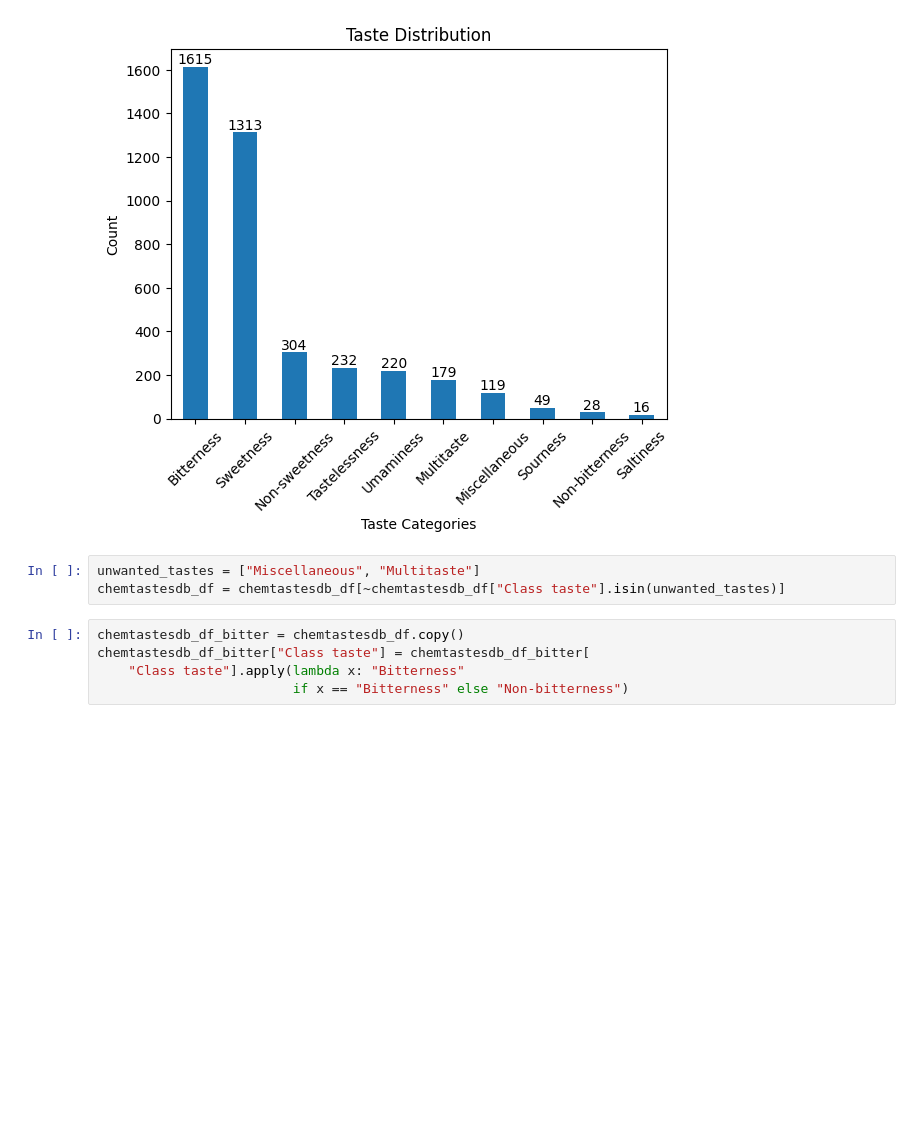
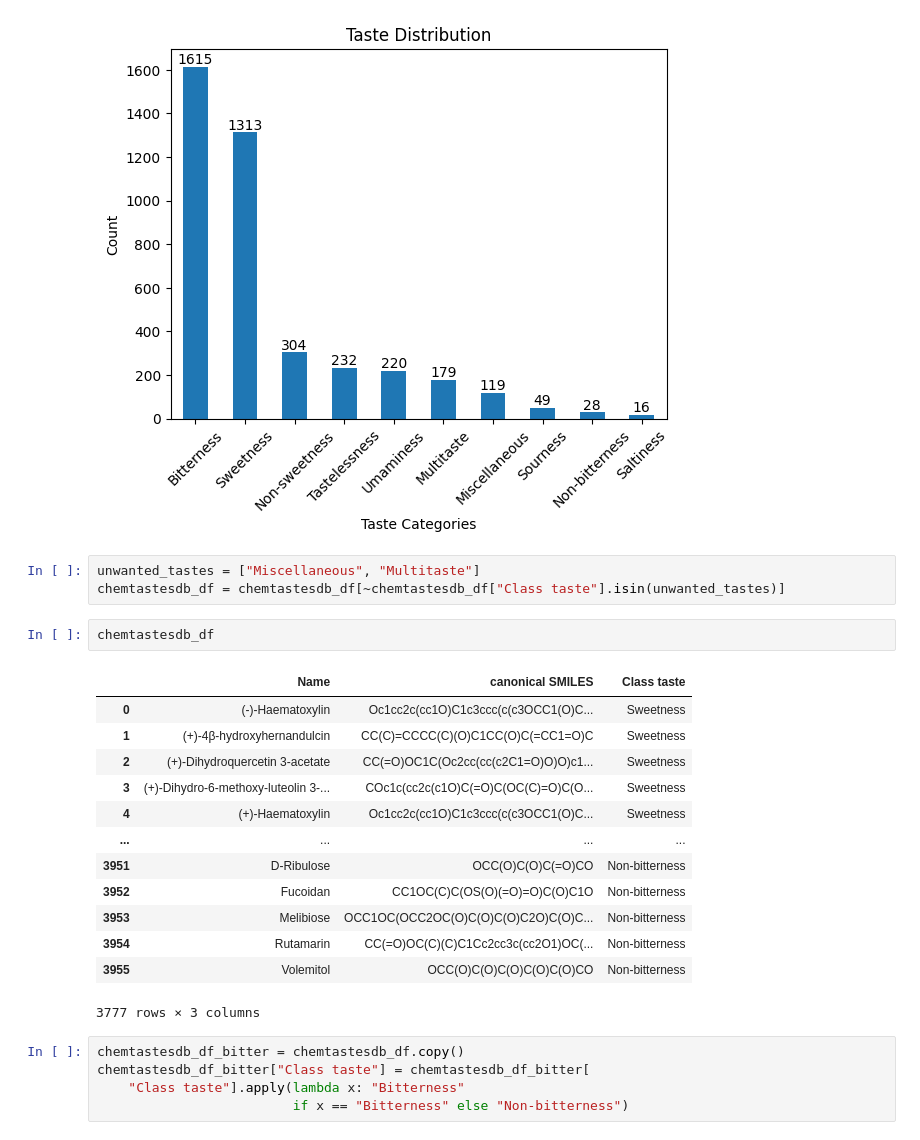
Before and after one commit to taoyota/vu-taste-prediction, a Jupyter notebook: preprocess/chemtastes_exploration.ipynb, the cells around one changed output. Cells and saved outputs as stored; diff of their text form; blank space fills up the shorter version.

```diff
--- a/preprocess/chemtastes_exploration.ipynb
+++ b/preprocess/chemtastes_exploration.ipynb
@@ -55,6 +55,22 @@ plt.show()
 # %%
 unwanted_tastes = ["Miscellaneous", "Multitaste"]
 chemtastesdb_df = chemtastesdb_df[~chemtastesdb_df["Class taste"].isin(unwanted_tastes)]
+# %%
+chemtastesdb_df
+# %% [output]
+|  | Name | canonical SMILES | Class taste |
+| 0 | (-)-Haematoxylin | Oc1cc2c(cc1O)C1c3ccc(c(c3OCC1(O)C... | Sweetness |
+| 1 | (+)-4β-hydroxyhernandulcin | CC(C)=CCCC(C)(O)C1CC(O)C(=CC1=O)C | Sweetness |
+| 2 | (+)-Dihydroquercetin 3-acetate | CC(=O)OC1C(Oc2cc(cc(c2C1=O)O)O)c1... | Sweetness |
+| 3 | (+)-Dihydro-6-methoxy-luteolin 3-... | COc1c(cc2c(c1O)C(=O)C(OC(C)=O)C(O... | Sweetness |
+| 4 | (+)-Haematoxylin | Oc1cc2c(cc1O)C1c3ccc(c(c3OCC1(O)C... | Sweetness |
+| ... | ... | ... | ... |
+| 3951 | D-Ribulose | OCC(O)C(O)C(=O)CO | Non-bitterness |
+| 3952 | Fucoidan | CC1OC(C)C(OS(O)(=O)=O)C(O)C1O | Non-bitterness |
+| 3953 | Melibiose | OCC1OC(OCC2OC(O)C(O)C(O)C2O)C(O)C... | Non-bitterness |
+| 3954 | Rutamarin | CC(=O)OC(C)(C)C1Cc2cc3c(cc2O1)OC(... | Non-bitterness |
+| 3955 | Volemitol | OCC(O)C(O)C(O)C(O)C(O)CO | Non-bitterness |
+3777 rows × 3 columns
 # %%
 chemtastesdb_df_bitter = chemtastesdb_df.copy()
 chemtastesdb_df_bitter["Class taste"] = chemtastesdb_df_bitter[
```
Also changed, not shown: parts of 10 cells of this notebook, 12 other files.
